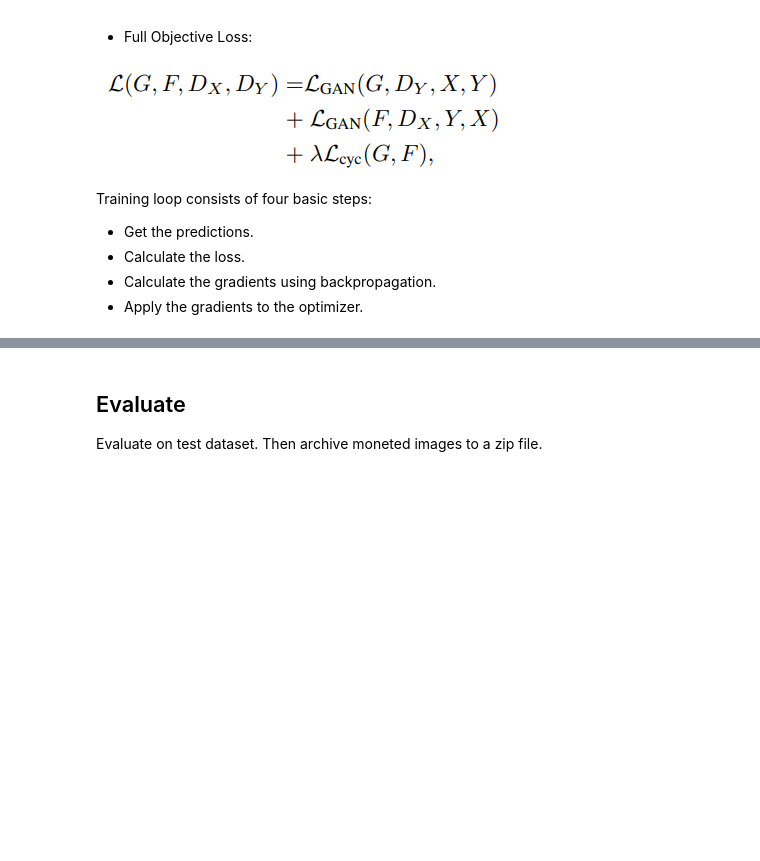
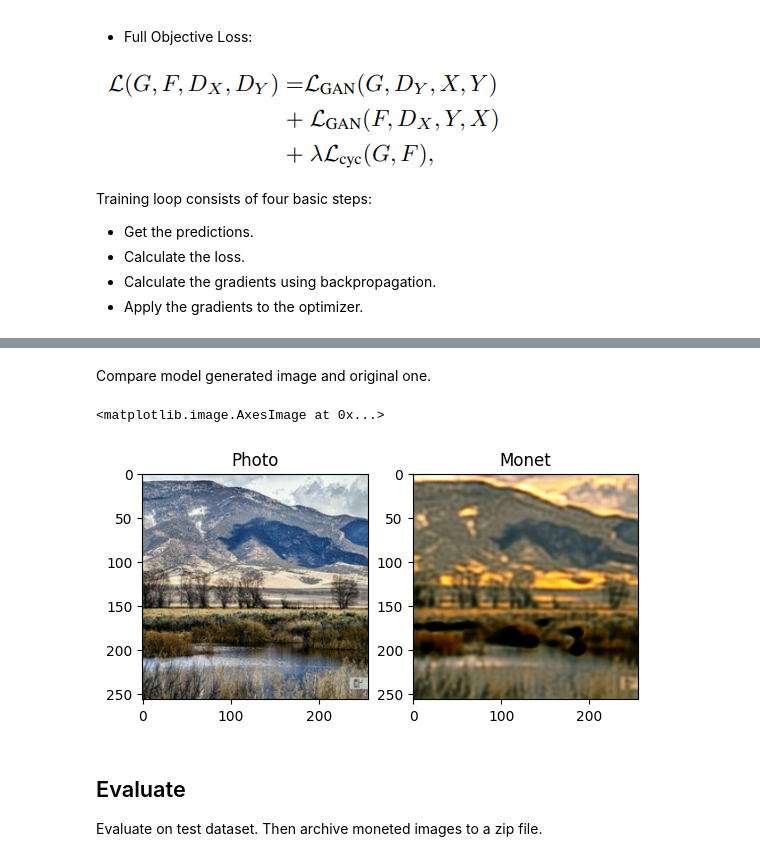
Before and after one commit to fsx950223/monet_painting, a Jupyter notebook: monet-painting.ipynb, the cells around one changed output, grey strips where cells are left out. Saved outputs shown, nothing was run; the diff lists cells and outputs as text; code cells hidden in the pictures; blank space fills up the shorter version.

```diff
--- a/monet-painting.ipynb
+++ b/monet-painting.ipynb
@@ -568,3 +591,18 @@ Epoch 10/10
+# %% [markdown]
+Compare model generated image and original one.
+# %%
+generate_photo = cycle_gan_model.gen_G(tf.expand_dims(example_photo, axis=0), training=False)[0]
+
+plt.subplot(1,2,1)
+plt.title('Photo')
+plt.imshow((example_photo + 1) / 2)
+
+plt.subplot(1,2,2)
+plt.title('Monet')
+plt.imshow((tf.cast(generate_photo, tf.float32) + 1) / 2)
+# %% [output]
+<matplotlib.image.AxesImage at 0x...>
+[figure, added]
 # %% [markdown]
 ## Evaluate
 Evaluate on test dataset. Then archive moneted images to a zip file.
```
Also changed, not shown: parts of 7 cells of this notebook.
